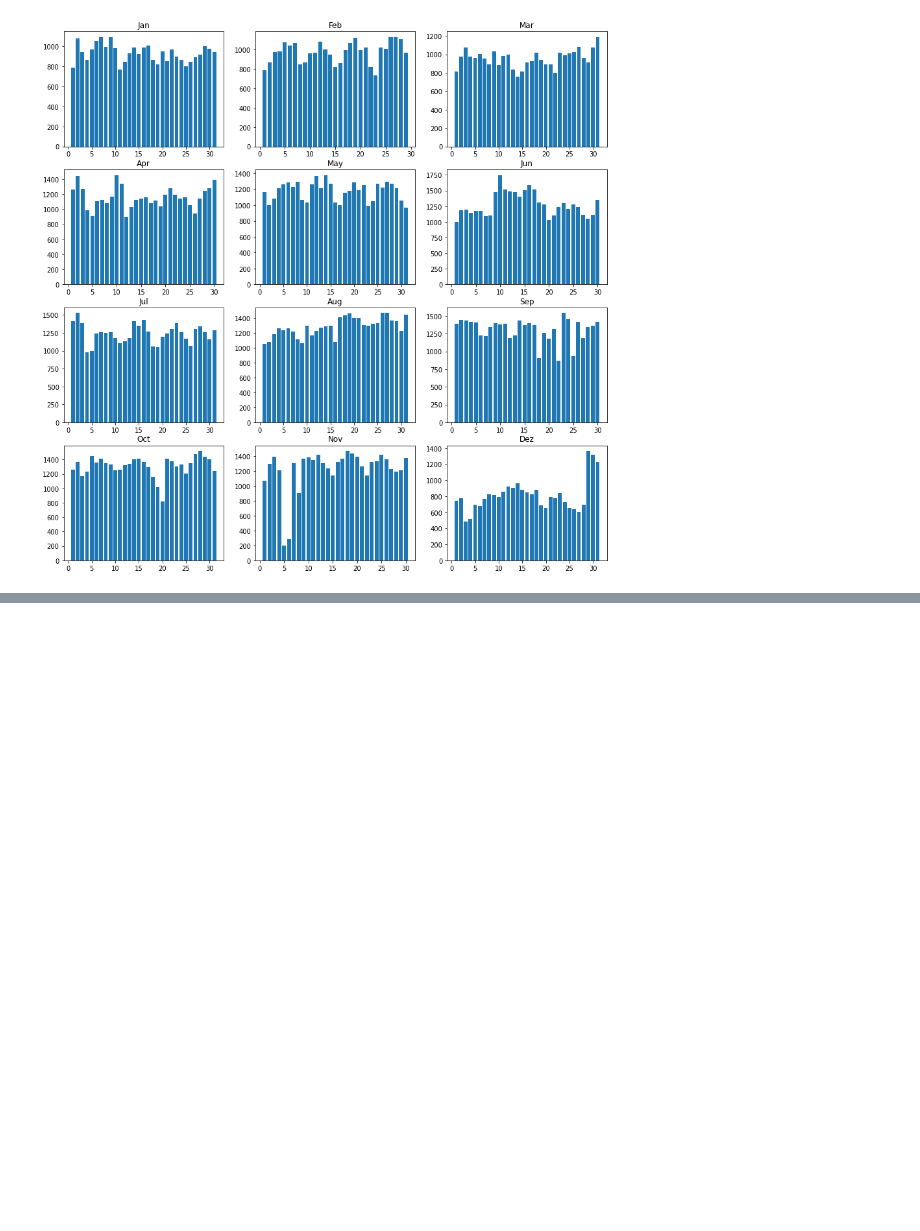
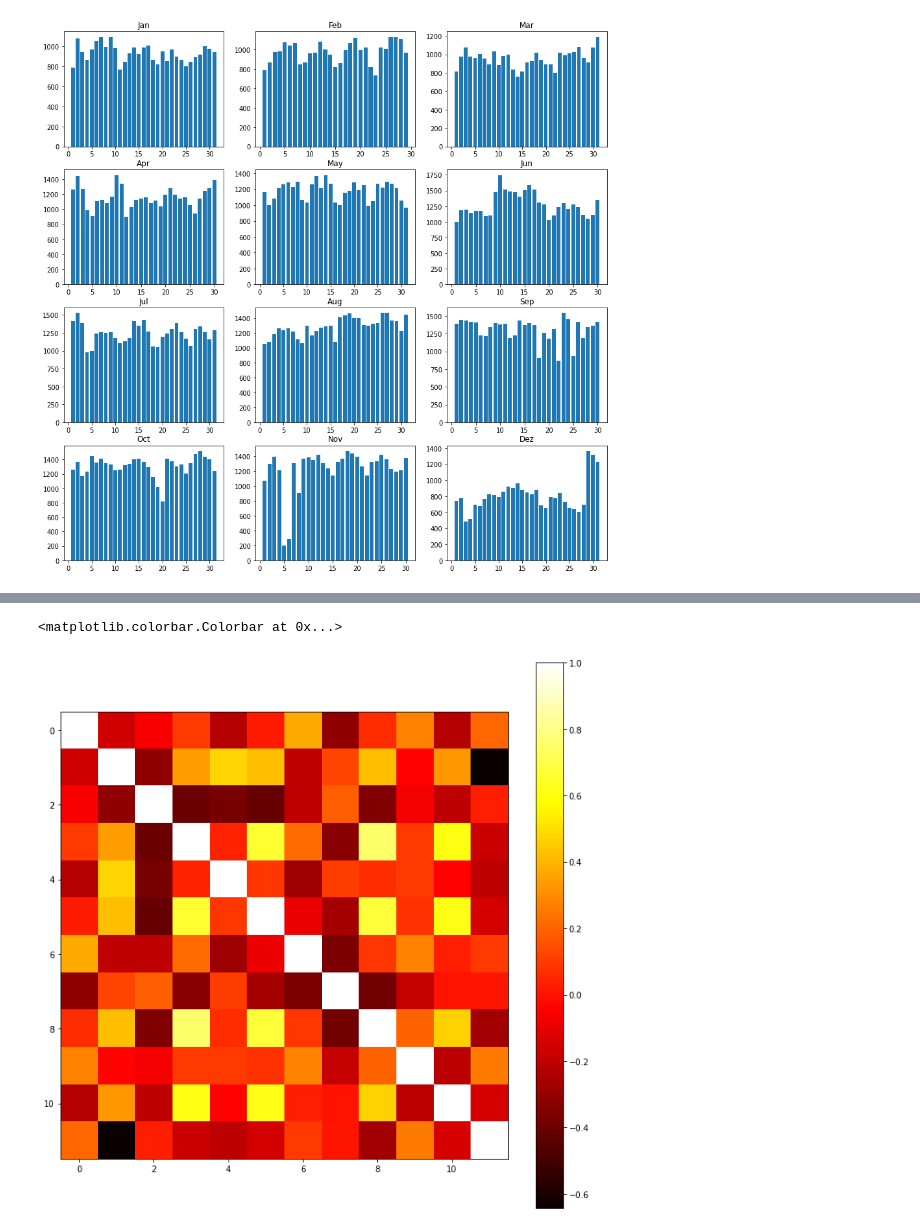
Before and after one commit to rmatschke/AI_public_discourse_on_reddit, a Jupyter notebook: PlottingResults.ipynb, the cells around one changed output, grey strips where cells are left out. Drawn from its saved outputs; the diff is of its cells as text; code cells hidden in the pictures; blank space fills up the shorter version.

Commit message:
heatmap now there. But looks 💩

```diff
--- a/PlottingResults.ipynb
+++ b/PlottingResults.ipynb
@@ -82,8 +68,10 @@ Loading Jul_AI_2020.yaml
 # %%
 months = ['Jan', 'Feb', 'Mar','Apr', 'May', 'Jun','Jul', 'Aug', 'Sep','Oct', 'Nov', 'Dez']
 data_array = []
+counted_data = {}
 for month in months:
     data_array.append(getOverallCount(data[month]))
+    counted_data[month] = getOverallCount(data[month])
 # %%
 fig,axs = plt.subplots(4,3, figsize=(15,15))
 monthcount = 0
@@ -103,0 +96,9 @@ plt.savefig("AllMonths-Length.png")
+# %%
+for key in counted_data.keys():
+    if len(counted_data[key]) == 30:
+        counted_data[key].append(0)
+    elif len(counted_data[key]) == 29:
+        counted_data[key].append(0)
+        counted_data[key].append(0)
+# %%
+pd_months = pd.DataFrame.from_dict(counted_data)
@@ -103,0 +125,9 @@ plt.savefig("AllMonths-Length.png")
+# %%
+pandas_corr = pd_months.corr()
+# %%
+plt.figure(figsize=(12,12))
+plt.imshow(pandas_corr,cmap='hot',interpolation="nearest")
+plt.colorbar()
+# %% [output]
+<matplotlib.colorbar.Colorbar at 0x...>
+[figure, added]
```
Also changed, not shown: parts of 6 cells of this notebook.
